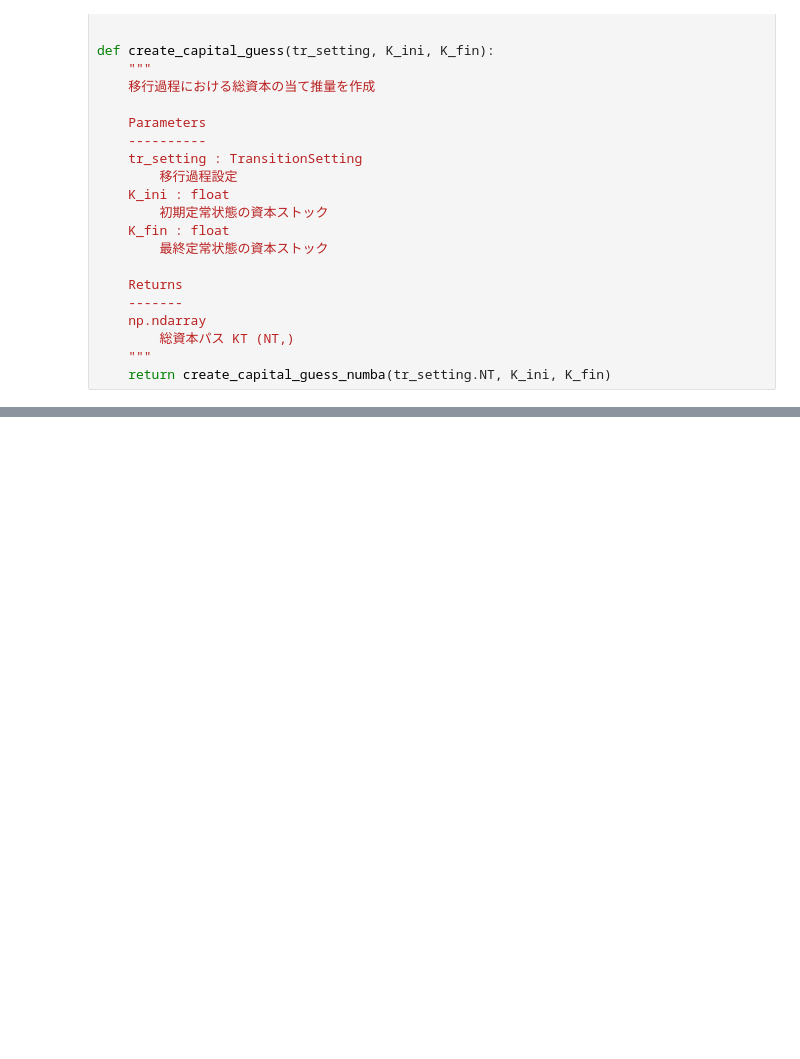
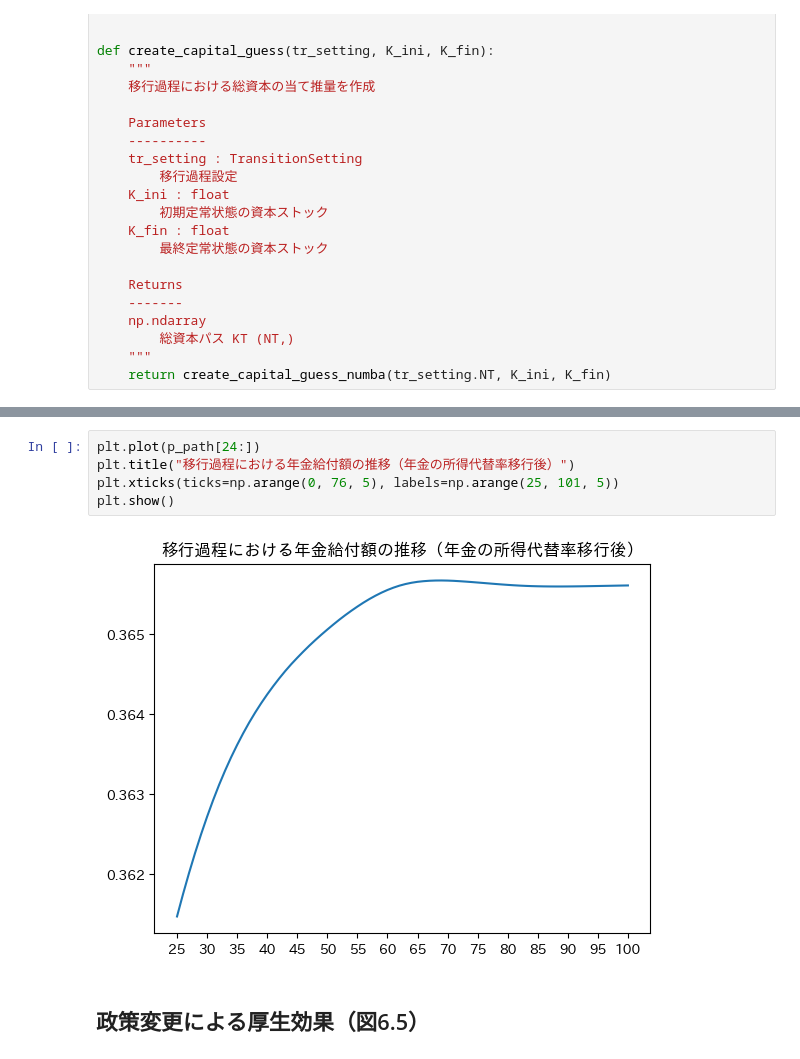
Before and after one commit to tomoyahiroe/olg, a Jupyter notebook: src/assemble.ipynb, the cells around one changed output, grey strips where cells are left out. Drawn from its saved outputs; the diff is of its cells as text; blank space fills up the shorter version.

```diff
--- a/src/assemble.ipynb
+++ b/src/assemble.ipynb
@@ -1806,0 +1660,9 @@ plt.show()
+# %%
+plt.plot(p_path[24:])
+plt.title("移行過程における年金給付額の推移（年金の所得代替率移行後）")
+plt.xticks(ticks=np.arange(0, 76, 5), labels=np.arange(25, 101, 5))
+plt.show()
+# %% [output]
+[figure, added]
+# %% [markdown]
+## 政策変更による厚生効果（図6.5）
```
Also changed, not shown: parts of 60 cells of this notebook, 3 other files.
